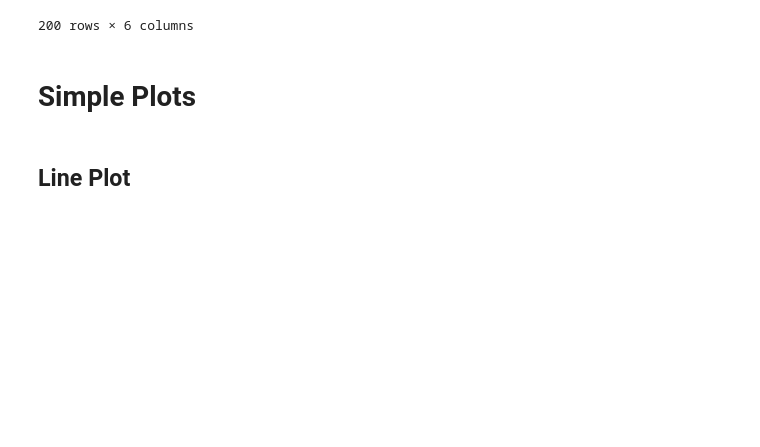
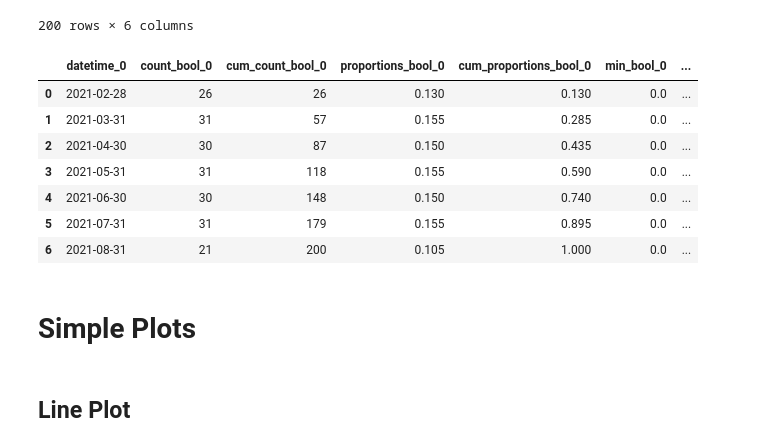
Before and after one commit to hsteinshiromoto/template.python.project, a Jupyter notebook: notebooks/bokeh-dashboard.ipynb, the cells around one changed output. Drawn from its saved outputs; the diff is of its cells as text; code cells hidden in the pictures; blank space fills up the shorter version.

```diff
--- a/notebooks/bokeh-dashboard.ipynb
+++ b/notebooks/bokeh-dashboard.ipynb
@@ -54,6 +55,19 @@ df
 | 198 | 0.204184 | 123440.0 | DCD | 1.0 | VQCHLUXFBVMTCJZSLPGPSFYQPDYKGCTTV... | 2021-08-20 11:36:26.648699 |
 | 199 | 0.857800 | 360358.0 | ABA | 1.0 | RNUSHCPWJDRQIJDAJSWGEVHSGHOMBCLGL... | 2021-08-21 11:36:26.648699 |
 200 rows × 6 columns
+# %%
+data = bin_and_agg("datetime_0", data=df, secondary_feature="bool_0", bins_boundaries="M")
+data.reset_index(inplace=True)
+data
+# %% [output]
+|  | datetime_0 | count_bool_0 | cum_count_bool_0 | proportions_bool_0 | cum_proportions_bool_0 | min_bool_0 | ... |
+| 0 | 2021-02-28 | 26 | 26 | 0.130 | 0.130 | 0.0 | ... |
+| 1 | 2021-03-31 | 31 | 57 | 0.155 | 0.285 | 0.0 | ... |
+| 2 | 2021-04-30 | 30 | 87 | 0.150 | 0.435 | 0.0 | ... |
+| 3 | 2021-05-31 | 31 | 118 | 0.155 | 0.590 | 0.0 | ... |
+| 4 | 2021-06-30 | 30 | 148 | 0.150 | 0.740 | 0.0 | ... |
+| 5 | 2021-07-31 | 31 | 179 | 0.155 | 0.895 | 0.0 | ... |
+| 6 | 2021-08-31 | 21 | 200 | 0.105 | 1.000 | 0.0 | ... |
 # %% [markdown]
 # Simple Plots
 # %% [markdown]
```
Also changed, not shown: parts of 5 cells of this notebook.
